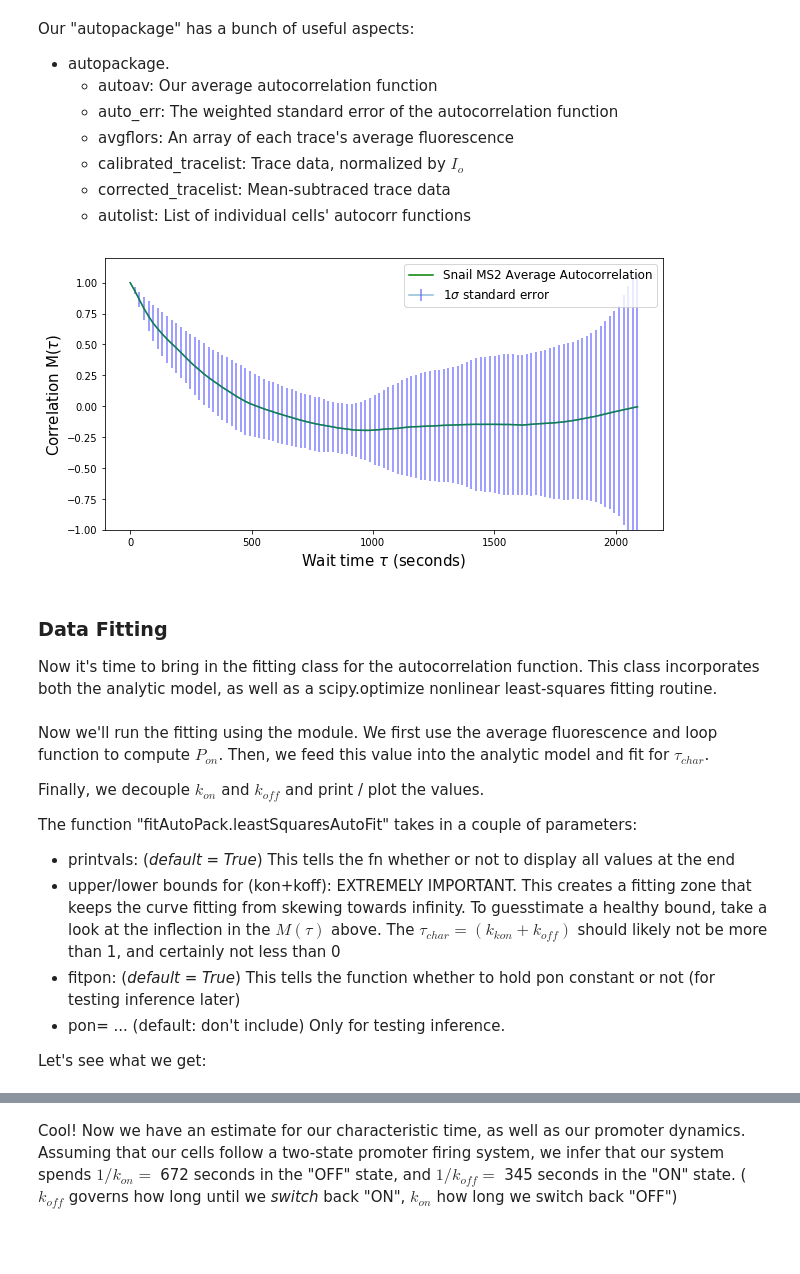
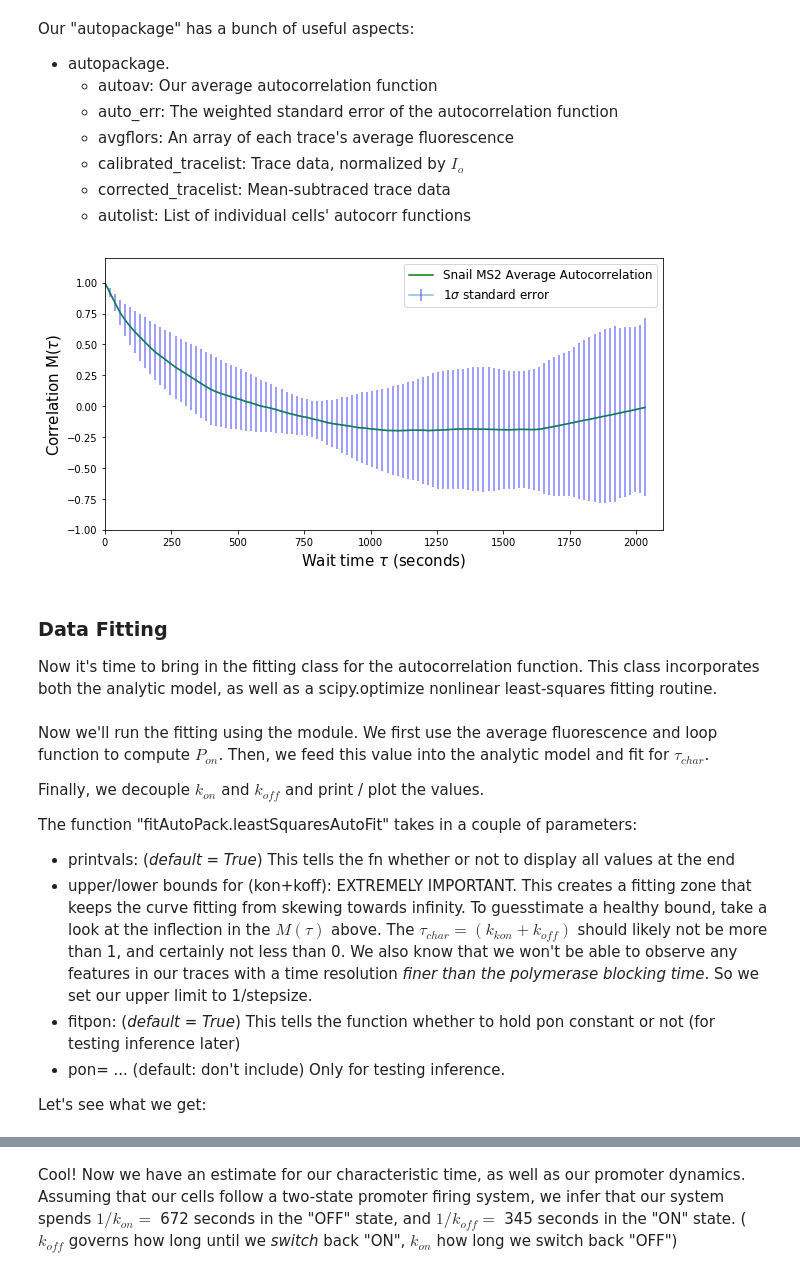
Before and after one commit to tlmakinen/bursting-IGMM, a Jupyter notebook: BurstPy/BurstPy v1.1 Walkthrough.ipynb, the cells around one changed output, grey strips where cells are left out. Saved outputs shown, nothing was run; the diff lists cells and outputs as text; code cells hidden in the pictures; blank space fills up the shorter version.

```diff
--- a/BurstPy/BurstPy v1.1 Walkthrough.ipynb
+++ b/BurstPy/BurstPy v1.1 Walkthrough.ipynb
@@ -155,6 +155,6 @@ Now that we have a working loop function, we can start the analysis. Using the T
 That is, each trace as a column in .csv format, with a unique string marking the column head. The names of each cell doesn't matter, the strings just help astropy.table read our data.
 # %%
 # Now let's read in the Snail Promoter data
-table = Table.read('snail-data/snail-control-trace-1.csv')
+table = Table.read('snail-data/snail-control-trace-2.csv')
 table
 # %% [output]
@@ -204,8 +205,8 @@ plt.show()
 It appears that by the index ~220 we've reached a more or less steady state. Let's set our start and stop indeces:
 # %%
 # define start and stop indeces
-start_index = 250
-stop_index = -1    # end of trace
+start_index = 200
+stop_index = 580    # end of trace
 # %% [markdown]
 Now we'll pull in our data processing package, "tracePackageAutocorrelation"
 # %%
@@ -223,23 +224,24 @@ Our "autopackage" has a bunch of useful aspects:
 # %%
 # Let's plot the average function to take a look at it:
 fig,ax = plt.subplots(1, 1, figsize=(10,5), sharex=True)
 
 t = np.arange(len(autopackage.tracelist[1][1:])) * stepsize   # we want our axis in units of seconds
 
 tplot = t[::5]                                                # take every 5th element for simplicity
 autoav = autopackage.autoav[::5]
 autostd = autopackage.auto_err[::5]
 avgflors = autopackage.avgflors[::5]
 
 ax.plot(tplot, autoav, color = 'g', label = "Snail MS2 Average Autocorrelation")
 ax.errorbar(x=tplot, y=autoav, yerr=(autostd, autostd), ecolor='b', alpha=0.5, label = r'1$\sigma$ standard error')
 ax.legend(loc='best', fontsize='large')
 ax.set_xlabel(r'Wait time $\tau$ (seconds)', fontsize=15)
 ax.set_ylabel(r'Correlation M($\tau$)', fontsize=15)
 ax.set_ylim(-1, 1.2)
+ax.set_xlim(0, 2100)
 plt.show()
 # %% [output]
-[figure, old version]
+[figure, new version]
 # %% [markdown]
 ### Data Fitting
 Now it's time to bring in the fitting class for the autocorrelation function. This class incorporates both the analytic model, as well as a scipy.optimize nonlinear least-squares fitting routine.
@@ -253,7 +255,7 @@ Finally, we decouple $k_{on}$ and $k_{off}$ and print / plot the values.
 
 The function "fitAutoPack.leastSquaresAutoFit" takes in a couple of parameters:
 - printvals: (*default = True*) This tells the fn whether or not to display all values at the end
-- upper/lower bounds for (kon+koff): EXTREMELY IMPORTANT. This creates a fitting zone that keeps the curve fitting from skewing towards infinity. To guesstimate a healthy bound, take a look at the inflection in the $M(\tau)$ above. The $\tau_{char}=(k_{kon} + k_{off})$ should likely not be more than 1, and certainly not less than 0
+- upper/lower bounds for (kon+koff): EXTREMELY IMPORTANT. This creates a fitting zone that keeps the curve fitting from skewing towards infinity. To guesstimate a healthy bound, take a look at the inflection in the $M(\tau)$ above. The $\tau_{char}=(k_{kon} + k_{off})$ should likely not be more than 1, and certainly not less than 0. We also know that we won't be able to observe any features in our traces with a time resolution *finer than the polymerase blocking time*. So we set our upper limit to 1/stepsize.
 - fitpon: (*default = True*) This tells the function whether to hold pon constant or not (for testing inference later)
 - pon= ...  (default: don't include) Only for testing inference.
 
```
Also changed, not shown: parts of 10 cells of this notebook, 5 other files.
